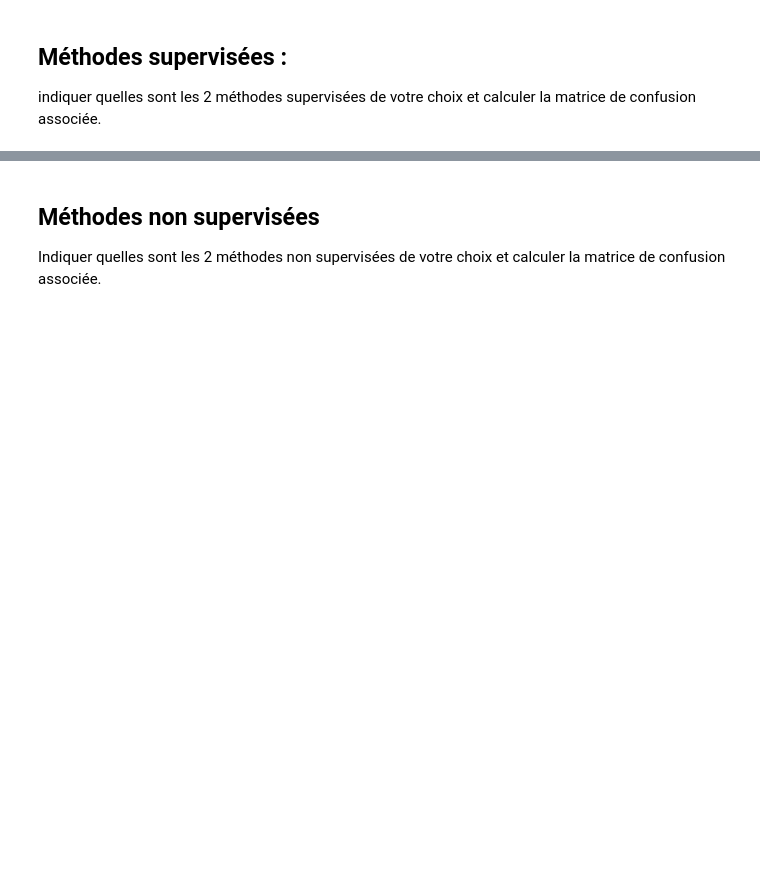
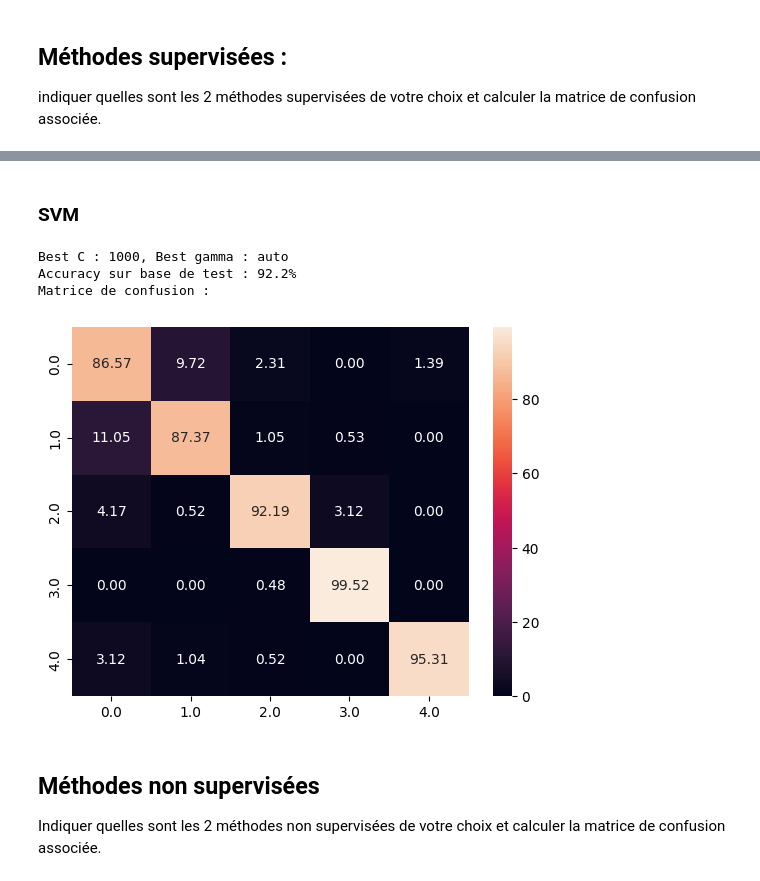
Before and after one commit to LeopoldLopez/DAC2, a Jupyter notebook: ProjetIA_version_pour_de_vrai.ipynb, the cells around one changed output, grey strips where cells are left out. Cells and saved outputs as stored; diff of their text form; code cells hidden in the pictures; blank space fills up the shorter version.

```diff
--- a/ProjetIA_version_pour_de_vrai.ipynb
+++ b/ProjetIA_version_pour_de_vrai.ipynb
@@ -229,3 +312,35 @@ from sklearn.metrics import confusion_matrix
+# %% [markdown]
+### SVM
+# %%
+from sklearn.svm import SVC
+
+
+scaler = StandardScaler()
+X_train_scaled = scaler.fit_transform(DATASET_APP)
+X_test_scaled = scaler.transform(DATASET_TEST)
+
+# kernel rbf parce que les données ne semblent pas linéairement séparables
+best_c, best_gamma, best_labels, best_accuracy = 0, 0, None, 0
+Cs = [0.01, 0.1, 1, 10, 100, 1000]
+gammas = ['scale', 'auto']
+for c in Cs:
+    for gamma in gammas:
+        svm = SVC(kernel='rbf', C=c, gamma=gamma, random_state=42) # type: ignore
+        svm.fit(X_train_scaled, LABEL_APP)
+        y_pred = svm.predict(X_test_scaled)
+        accuracy = accuracy_score(LABEL_TEST, y_pred)
+        if accuracy > best_accuracy:
+            best_labels = y_pred
+            best_c = c
+            best_gamma = gamma
+
+print(f'Best C : {best_c}, Best gamma : {best_gamma}')
+cm_print(LABEL_TEST, best_labels)
+# %% [output]
+Best C : 1000, Best gamma : auto
+Accuracy sur base de test : 92.2%
+Matrice de confusion :
+[figure, added]
 # %% [markdown]
 ## Méthodes non supervisées
 
```
Also changed, not shown: parts of 28 cells of this notebook, 3 other files.
